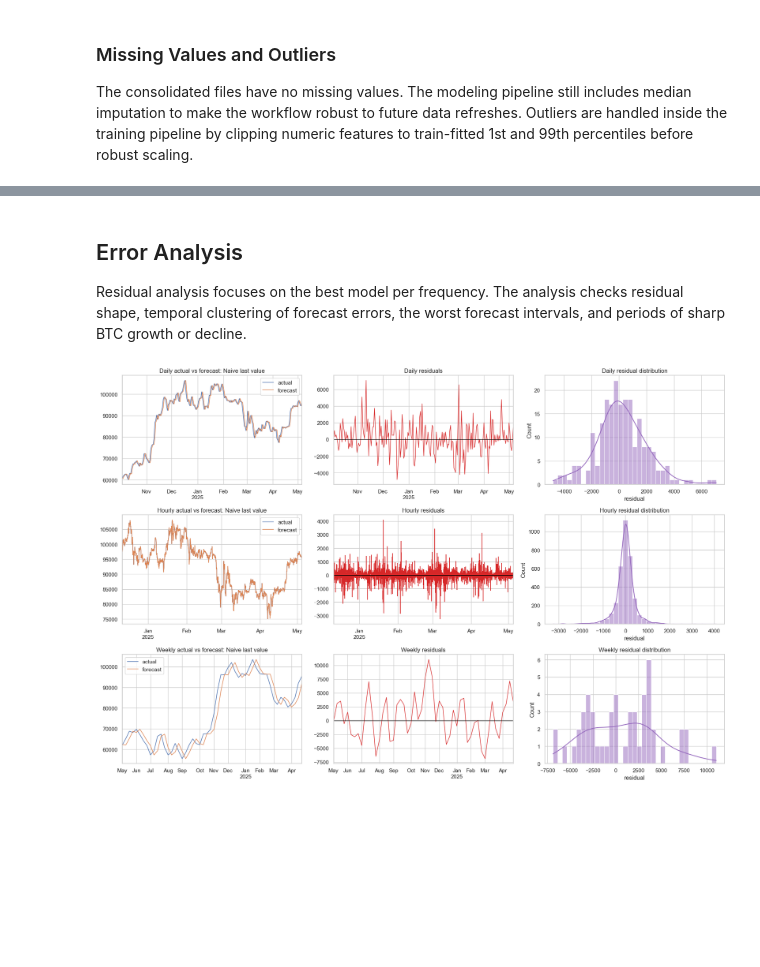
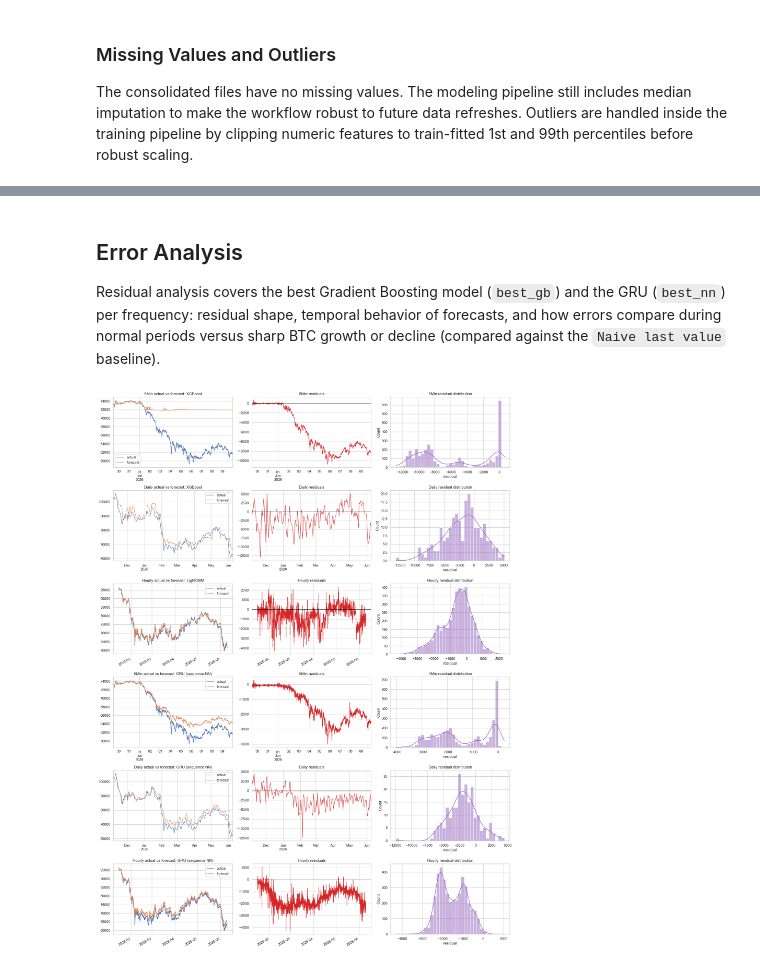
Before and after one commit to Tigran28102003/personal_projects, a Jupyter notebook: diploma/ACTUAL_VERSION/mmda_btc_report.ipynb, the cells around one changed output, grey strips where cells are left out. Drawn from its saved outputs; the diff is of its cells as text; code cells hidden in the pictures; blank space fills up the shorter version.

```diff
--- a/diploma/ACTUAL_VERSION/mmda_btc_report.ipynb
+++ b/diploma/ACTUAL_VERSION/mmda_btc_report.ipynb
@@ -859,7 +848,7 @@ def permutation_importance_table(frequency, model_name, n_repeats=5, top_n=15):
         n_repeats=n_repeats,
         random_state=RANDOM_STATE,
         scoring='neg_mean_absolute_error',
-        n_jobs=-1,
+        n_jobs=1,
     )
     table = pd.DataFrame({
         'frequency': frequency,
@@ -871,7 +860,7 @@ def permutation_importance_table(frequency, model_name, n_repeats=5, top_n=15):
     return table
 
 importance_tables = []
-for _, row in best_interpretable.iterrows():
+for _, row in best_gb.iterrows():
     table = permutation_importance_table(row['frequency'], row['model'])
     if not table.empty:
         importance_tables.append(table)
@@ -893,6 +882,6 @@ if importance_tables:
     plt.tight_layout()
     plt.show()
 else:
-    print('No permutation importance table was produced for the selected ML models.')
+    print('No permutation importance table was produced for the selected GB models.')
 # %% [output]
 |  | frequency | model | feature | importance_mean | importance_std |
@@ -916,5 +905,6 @@ else:
 # %%
-# Optional SHAP interpretation for tree-based best ML models. This cell is safe to skip when shap is unavailable.
+# Optional SHAP interpretation for the best Gradient Boosting model per frequency.
+# This cell is safe to skip when shap is unavailable.
 try:
     import shap
     HAS_SHAP = True
@@ -922,7 +912,7 @@ except Exception:
     HAS_SHAP = False
 
 if HAS_SHAP:
-    shap_candidates = best_interpretable[best_interpretable['model'].isin(['RandomForest', 'LightGBM', 'XGBoost', 'HistGradientBoosting'])]
+    shap_candidates = best_gb
     for _, row in shap_candidates.iterrows():
         frequency = row['frequency']
         model_name = row['model']
@@ -938,5 +928,5 @@ if HAS_SHAP:
         except Exception as exc:
             print(f'SHAP failed for {frequency} {model_name}: {exc}')
 else:
-    print('SHAP is not installed in the active environment; permutation importance above is used as the reproducible interpretation method.')
+    print('SHAP is not installed in the active environment; permutation importance above is used as the reproducible interpretation method for the GB models.')
 # %% [output]
@@ -944,56 +1009,41 @@ SHAP is not installed in the active environment; permutation importance above is
 # %% [markdown]
 ## Error Analysis
 
-Residual analysis focuses on the best model per frequency. The analysis checks residual shape, temporal clustering of forecast errors, the worst forecast intervals, and periods of sharp BTC growth or decline.
+Residual analysis covers the best Gradient Boosting model (`best_gb`) and the GRU (`best_nn`) per frequency: residual shape, temporal behavior of forecasts, and how errors compare during normal periods versus sharp BTC growth or decline (compared against the `Naive last value` baseline).
 # %%
 def residual_frame(frequency, model_name):
     y_test = prepared[frequency]['y_test']
     pred = prediction_store[frequency][model_name]['test_pred'].reindex(y_test.index)
     frame = pd.DataFrame({'actual': y_test, 'forecast': pred}).dropna()
     frame['residual'] = frame['actual'] - frame['forecast']
     frame['abs_error'] = frame['residual'].abs()
     frame['pct_return'] = frame['actual'].pct_change()
     return frame
 
-fig, axes = plt.subplots(len(best_by_frequency), 3, figsize=(18, 4 * len(best_by_frequency)))
-if len(best_by_frequency) == 1:
+error_analysis_rows = pd.concat([best_gb, best_nn]).reset_index(drop=True)
+
+fig, axes = plt.subplots(len(error_analysis_rows), 3, figsize=(18, 4 * len(error_analysis_rows)))
+if len(error_analysis_rows) == 1:
     axes = np.array([axes])
 
-worst_interval_rows = []
-for row_idx, (_, row) in enumerate(best_by_frequency.iterrows()):
+for row_idx, (_, row) in enumerate(error_analysis_rows.iterrows()):
     frequency = row['frequency']
     model_name = row['model']
     frame = residual_frame(frequency, model_name)
 
     frame[['actual', 'forecast']].plot(ax=axes[row_idx, 0], linewidth=1.1)
     axes[row_idx, 0].set_title(f'{frequency.title()} actual vs forecast: {model_name}')
     axes[row_idx, 0].set_xlabel('')
 
     frame['residual'].plot(ax=axes[row_idx, 1], color='tab:red', linewidth=1.0)
     axes[row_idx, 1].axhline(0, color='black', linewidth=0.8)
     axes[row_idx, 1].set_title(f'{frequency.title()} residuals')
     axes[row_idx, 1].set_xlabel('')
 
     sns.histplot(frame['residual'], bins=35, kde=True, ax=axes[row_idx, 2], color='tab:purple')
     axes[row_idx, 2].set_title(f'{frequency.title()} residual distribution')
 
-    window = DATA_CONFIG[frequency]['error_window']
-    rolling_error = frame['abs_error'].rolling(window=window, min_periods=1).mean()
-    for end_time in rolling_error.sort_values(ascending=False).head(5).index:
-        pos = frame.index.get_loc(end_time)
-        start_time = frame.index[max(0, pos - window + 1)]
-        worst_interval_rows.append({
-            'frequency': frequency,
-            'model': model_name,
-            'interval_start': start_time,
-            'interval_end': end_time,
-            'window': window,
-            'mean_abs_error': rolling_error.loc[end_time],
-        })
-
 plt.tight_layout()
 plt.show()
-
-display(pd.DataFrame(worst_interval_rows).round({'mean_abs_error': 2}))
 # %% [output]
-[figure, old version]
+[figure, new version]
```
Also changed, not shown: parts of 23 cells of this notebook, 3 other files.
